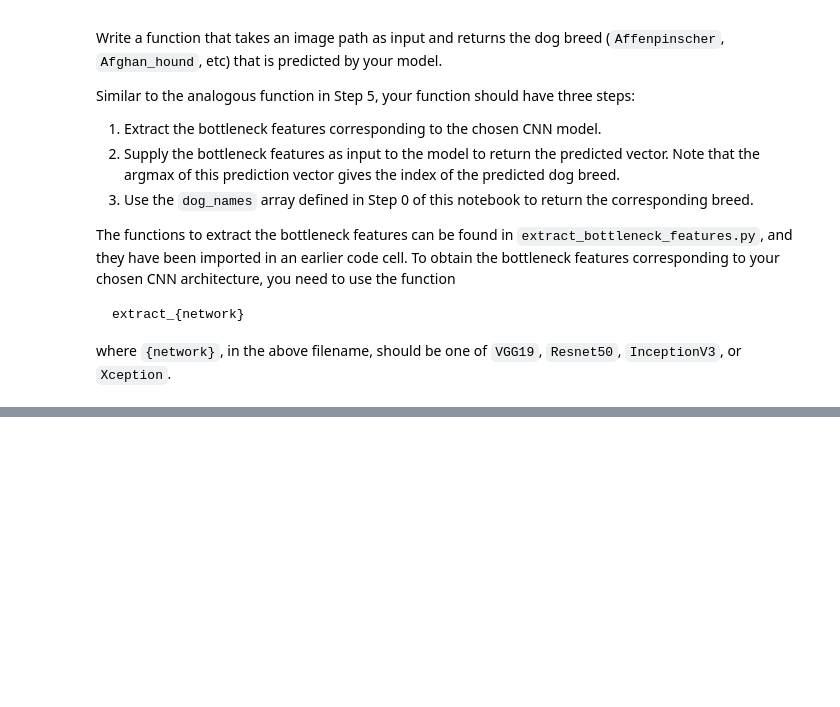
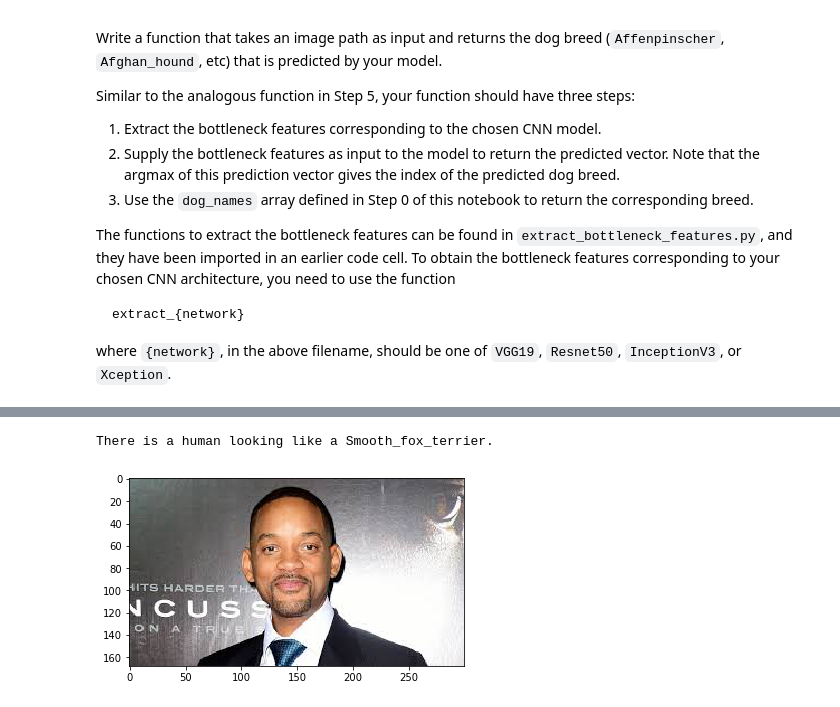
Before and after one commit to xpharry/dog-project, a Jupyter notebook: dog_app.ipynb, the cells around one changed output, grey strips where cells are left out. Saved outputs shown, nothing was run; the diff lists cells and outputs as text; code cells hidden in the pictures; blank space fills up the shorter version.

```diff
--- a/dog_app.ipynb
+++ b/dog_app.ipynb
@@ -734,0 +834,6 @@ TypeError: object of type 'int' has no len()
+# %%
+img_path = './test_images/will-smith.jpeg'
+detect_dog_breed(img_path)
+# %% [output]
+There is a human looking like a Smooth_fox_terrier.
+[figure, added]
```
Also changed, not shown: parts of 30 cells of this notebook, 8 other files.
